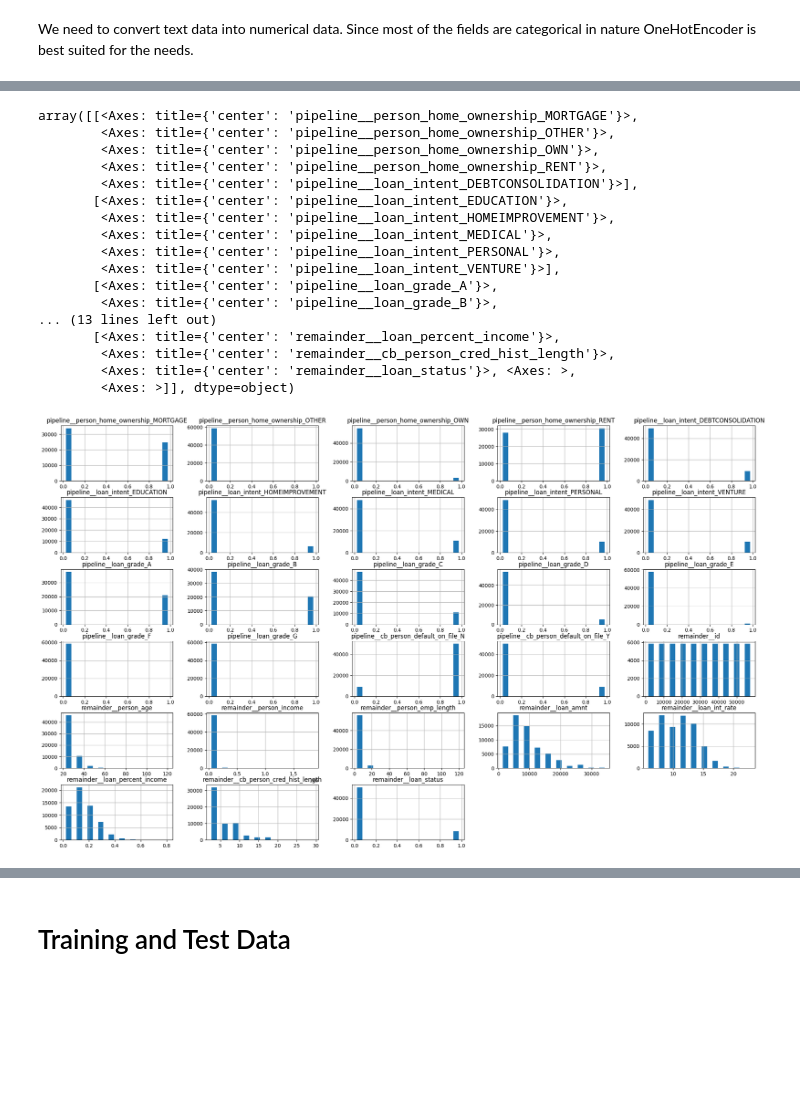
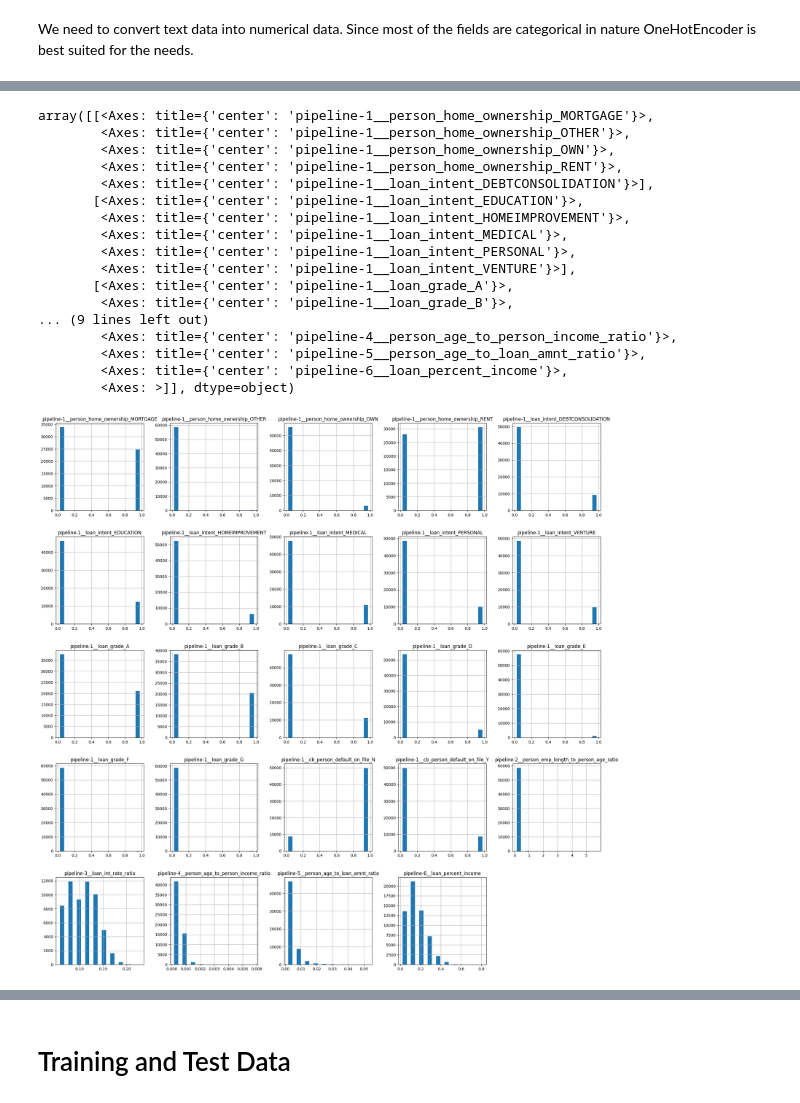
Before and after one commit to abhishekgopalan/Loan-Approval-Prediction-, a Jupyter notebook: notebook/loan-approval-prediction.ipynb, the cells around one changed output, grey strips where cells are left out. Saved outputs shown, nothing was run; the diff lists cells and outputs as text; code cells hidden in the pictures; blank space fills up the shorter version.

```diff
--- a/notebook/loan-approval-prediction.ipynb
+++ b/notebook/loan-approval-prediction.ipynb
@@ -75,7 +108,20 @@ cat_pipeline = make_pipeline(OneHotEncoder())
+# %%
+num_pipeline = make_pipeline(ratio_transformer)
+# %%
+percent_pipeline = make_pipeline(percent_transformer)
+# %%
+array_pipeline = make_pipeline(array_transformer)
 # %%
 from sklearn.compose import make_column_transformer, make_column_selector
-preProcessingTransformer = make_column_transformer((cat_pipeline, make_column_selector(dtype_include=object)),
-                                                  remainder='passthrough')
+preProcessingTransformer = make_column_transformer((cat_pipeline, make_column_selector(dtype_include=object))
+                                                   ,(num_pipeline,['person_emp_length','person_age'])
+                                                   #,(num_pipeline,['cb_person_cred_hist_length','person_age'])
+                                                   ,(percent_pipeline, ['loan_int_rate'])
+                                                   #,(num_pipeline,['cb_person_cred_hist_length','person_emp_length'])
+                                                   ,(num_pipeline, ['person_age','person_income'])
+                                                   ,(num_pipeline, ['person_age','loan_amnt'])
+                                                   ,(array_pipeline, ['loan_percent_income'])
+                                                  )
 preprocessedArray = preProcessingTransformer.fit_transform(trainSet)
 preProcessingTransformer.get_feature_names_out()
 train = pd.DataFrame(preprocessedArray, columns=preProcessingTransformer.get_feature_names_out())
@@ -136,24 +201,24 @@ memory usage: 12.5 MB
 # %%
-train.hist(bins=10,figsize=(25,15),rwidth=0.5)
+train.hist(bins=10,figsize=(25,25),rwidth=0.5)
 # %% [output]
-array([[<Axes: title={'center': 'pipeline__person_home_ownership_MORTGAGE'}>,
-        <Axes: title={'center': 'pipeline__person_home_ownership_OTHER'}>,
-        <Axes: title={'center': 'pipeline__person_home_ownership_OWN'}>,
-        <Axes: title={'center': 'pipeline__person_home_ownership_RENT'}>,
-        <Axes: title={'center': 'pipeline__loan_intent_DEBTCONSOLIDATION'}>],
-       [<Axes: title={'center': 'pipeline__loan_intent_EDUCATION'}>,
-        <Axes: title={'center': 'pipeline__loan_intent_HOMEIMPROVEMENT'}>,
-        <Axes: title={'center': 'pipeline__loan_intent_MEDICAL'}>,
-        <Axes: title={'center': 'pipeline__loan_intent_PERSONAL'}>,
-        <Axes: title={'center': 'pipeline__loan_intent_VENTURE'}>],
-       [<Axes: title={'center': 'pipeline__loan_grade_A'}>,
-        <Axes: title={'center': 'pipeline__loan_grade_B'}>,
-... (13 lines left out)
-       [<Axes: title={'center': 'remainder__loan_percent_income'}>,
-        <Axes: title={'center': 'remainder__cb_person_cred_hist_length'}>,
-        <Axes: title={'center': 'remainder__loan_status'}>, <Axes: >,
+array([[<Axes: title={'center': 'pipeline-1__person_home_ownership_MORTGAGE'}>,
+        <Axes: title={'center': 'pipeline-1__person_home_ownership_OTHER'}>,
+        <Axes: title={'center': 'pipeline-1__person_home_ownership_OWN'}>,
+        <Axes: title={'center': 'pipeline-1__person_home_ownership_RENT'}>,
+        <Axes: title={'center': 'pipeline-1__loan_intent_DEBTCONSOLIDATION'}>],
+       [<Axes: title={'center': 'pipeline-1__loan_intent_EDUCATION'}>,
+        <Axes: title={'center': 'pipeline-1__loan_intent_HOMEIMPROVEMENT'}>,
+        <Axes: title={'center': 'pipeline-1__loan_intent_MEDICAL'}>,
+        <Axes: title={'center': 'pipeline-1__loan_intent_PERSONAL'}>,
+        <Axes: title={'center': 'pipeline-1__loan_intent_VENTURE'}>],
+       [<Axes: title={'center': 'pipeline-1__loan_grade_A'}>,
+        <Axes: title={'center': 'pipeline-1__loan_grade_B'}>,
+... (9 lines left out)
+        <Axes: title={'center': 'pipeline-4__person_age_to_person_income_ratio'}>,
+        <Axes: title={'center': 'pipeline-5__person_age_to_loan_amnt_ratio'}>,
+        <Axes: title={'center': 'pipeline-6__loan_percent_income'}>,
         <Axes: >]], dtype=object)
-[figure, old version]
+[figure, new version]
 # %%
 import seaborn as sns
 corr = train.corr()
```
Also changed, not shown: parts of 128 cells of this notebook, 6 other files.
